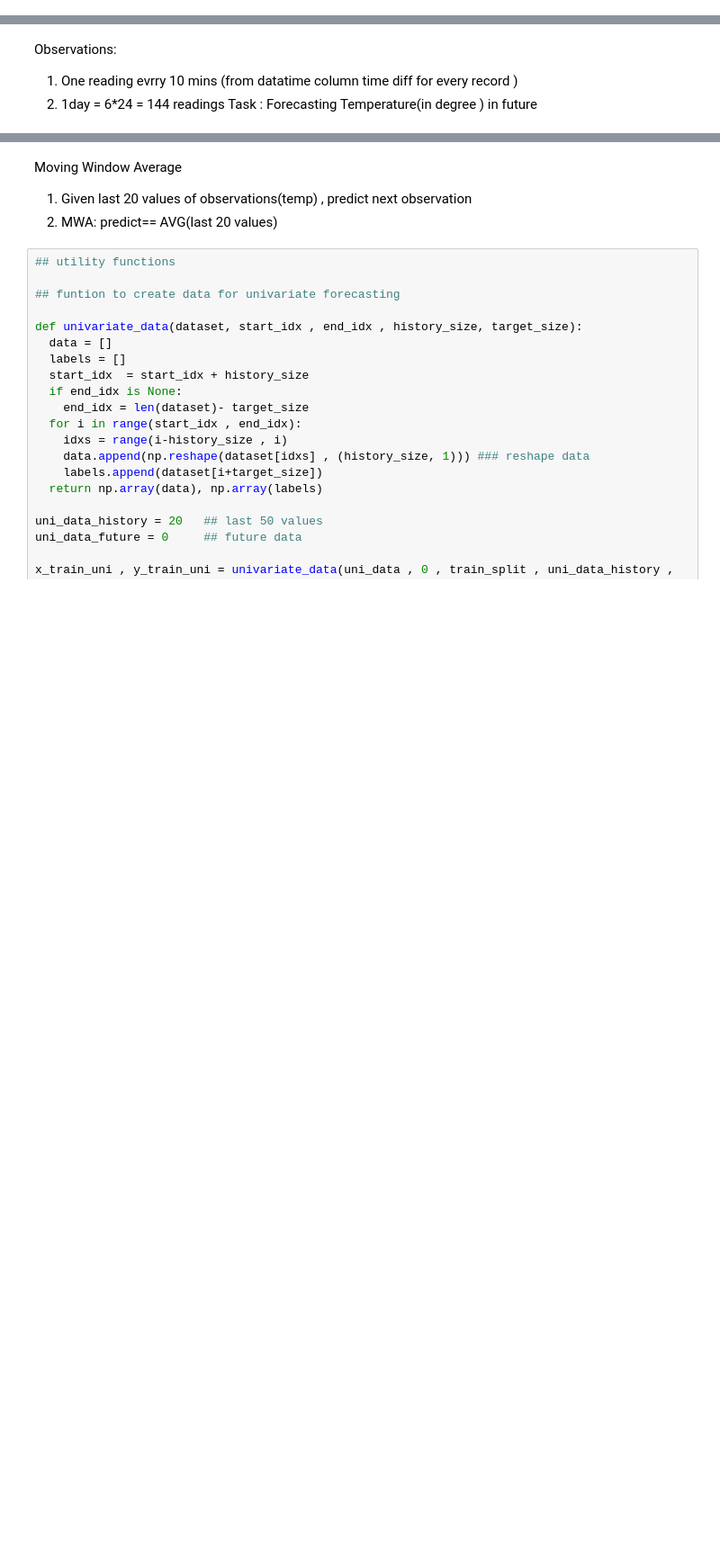
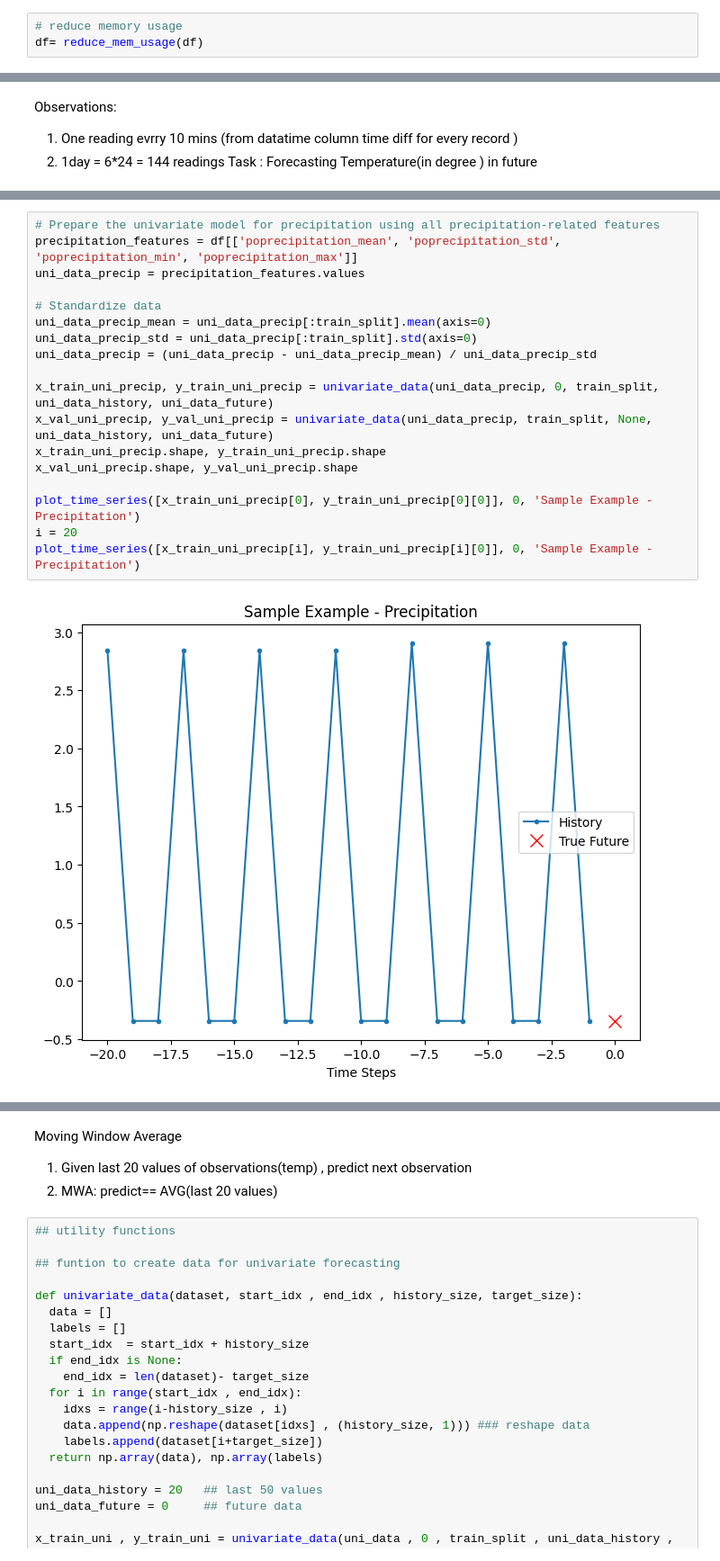
Before and after one commit to FayElhassan/Multimodal-Fusion-S4-Weather, a Jupyter notebook: EDA/Predicting Temperature using Lstm_Forecast copy.ipynb, the cells around one changed output, grey strips where cells are left out. Shown: that part at 90% size. Cells and saved outputs as stored; diff of their text form; blank space fills up the shorter version.

```diff
--- a/EDA/Predicting Temperature using Lstm_Forecast copy.ipynb
+++ b/EDA/Predicting Temperature using Lstm_Forecast copy.ipynb
@@ -20,0 +60,3 @@ display(df.head(5))
+# %%
+# reduce memory usage
+df= reduce_mem_usage(df)
@@ -107,0 +351,20 @@ print(type(uni_data))
+# %%
+# Prepare the univariate model for precipitation using all precipitation-related features
+precipitation_features = df[['poprecipitation_mean', 'poprecipitation_std', 'poprecipitation_min', 'poprecipitation_max']]
+uni_data_precip = precipitation_features.values
+
+# Standardize data
+uni_data_precip_mean = uni_data_precip[:train_split].mean(axis=0)
+uni_data_precip_std = uni_data_precip[:train_split].std(axis=0)
+uni_data_precip = (uni_data_precip - uni_data_precip_mean) / uni_data_precip_std
+
+x_train_uni_precip, y_train_uni_precip = univariate_data(uni_data_precip, 0, train_split, uni_data_history, uni_data_future)
+x_val_uni_precip, y_val_uni_precip = univariate_data(uni_data_precip, train_split, None, uni_data_history, uni_data_future)
+x_train_uni_precip.shape, y_train_uni_precip.shape
+x_val_uni_precip.shape, y_val_uni_precip.shape
+
+plot_time_series([x_train_uni_precip[0], y_train_uni_precip[0][0]], 0, 'Sample Example - Precipitation')
+i = 20
+plot_time_series([x_train_uni_precip[i], y_train_uni_precip[i][0]], 0, 'Sample Example - Precipitation')
+# %% [output]
+[figure, added]
```
Also changed, not shown: parts of 26 cells of this notebook, 1 other file.
